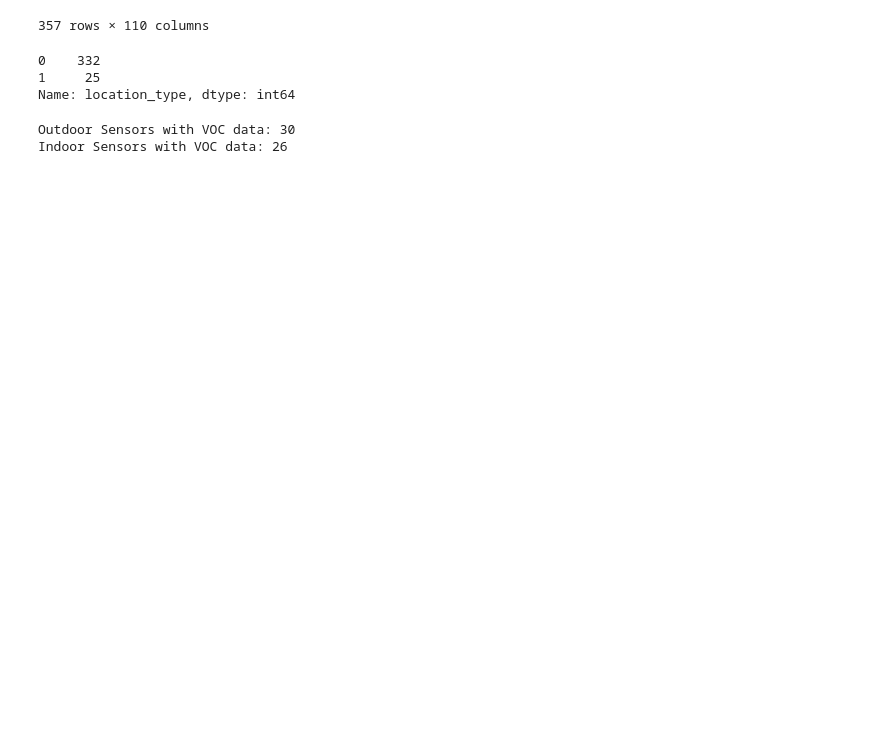
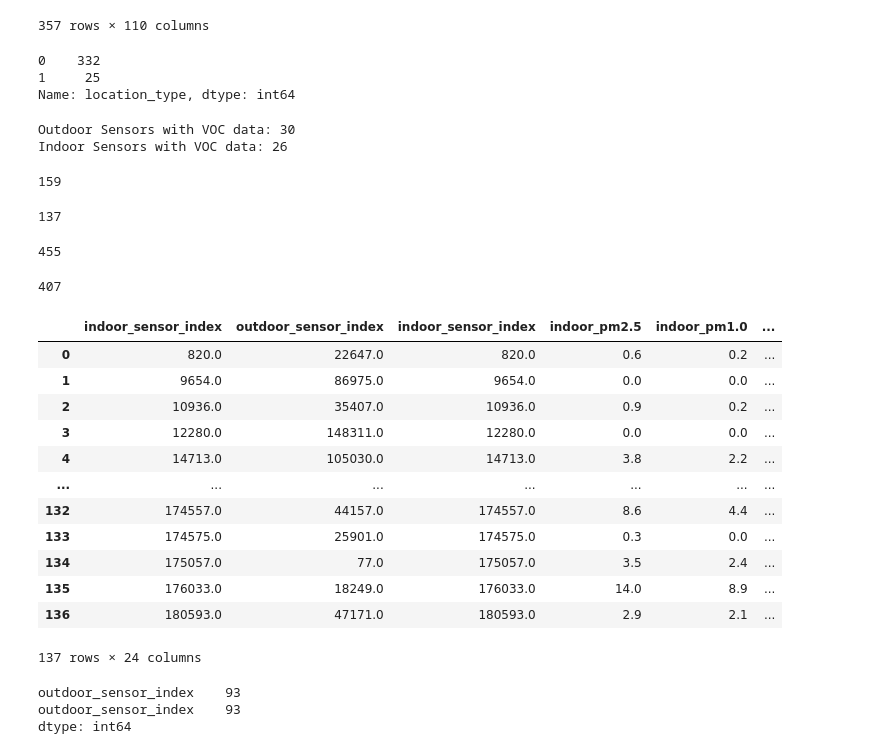
Before and after one commit to jaredfeldman/AI4AQ, a Jupyter notebook: notebooks/EDA/purple-air/purple-air-eda.ipynb, the cells around one changed output. Drawn from its saved outputs; the diff is of its cells as text; code cells hidden in the pictures; blank space fills up the shorter version.

Commit message:
eda and matching sensors with haversine

```diff
--- a/notebooks/EDA/purple-air/purple-air-eda.ipynb
+++ b/notebooks/EDA/purple-air/purple-air-eda.ipynb
@@ -511,3 +513,21 @@ print(f"Indoor Sensors with VOC data: {slc_sensor_eda_indoor['voc'].value_counts
 # %% [output]
 Outdoor Sensors with VOC data: 30
 Indoor Sensors with VOC data: 26
+# %%
+len(slc_sensor_eda_indoor)
+# %% [output]
+159
+# %%
+slc_sensor_eda_indoor_cleaned = slc_sensor_eda_indoor[slc_sensor_eda_indoor['position_rating'] >= 3]
+len(slc_sensor_eda_indoor_cleaned)
+# %% [output]
+137
+# %%
+len(slc_sensor_eda_outdoor)
+# %% [output]
+455
+# %%
+slc_sensor_eda_outdoor_cleaned = slc_sensor_eda_outdoor[slc_sensor_eda_outdoor['position_rating'] >= 3]
+len(slc_sensor_eda_outdoor_cleaned)
+# %% [output]
+407
@@ -513,0 +604,22 @@ Indoor Sensors with VOC data: 26
+# %%
+paired_df
+# %% [output]
+|  | indoor_sensor_index | outdoor_sensor_index | indoor_sensor_index | indoor_pm2.5 | indoor_pm1.0 | ... |
+| 0 | 820.0 | 22647.0 | 820.0 | 0.6 | 0.2 | ... |
+| 1 | 9654.0 | 86975.0 | 9654.0 | 0.0 | 0.0 | ... |
+| 2 | 10936.0 | 35407.0 | 10936.0 | 0.9 | 0.2 | ... |
+| 3 | 12280.0 | 148311.0 | 12280.0 | 0.0 | 0.0 | ... |
+| 4 | 14713.0 | 105030.0 | 14713.0 | 3.8 | 2.2 | ... |
+| ... | ... | ... | ... | ... | ... | ... |
+| 132 | 174557.0 | 44157.0 | 174557.0 | 8.6 | 4.4 | ... |
+| 133 | 174575.0 | 25901.0 | 174575.0 | 0.3 | 0.0 | ... |
+| 134 | 175057.0 | 77.0 | 175057.0 | 3.5 | 2.4 | ... |
+| 135 | 176033.0 | 18249.0 | 176033.0 | 14.0 | 8.9 | ... |
+| 136 | 180593.0 | 47171.0 | 180593.0 | 2.9 | 2.1 | ... |
+137 rows × 24 columns
+# %%
+paired_df['outdoor_sensor_index'].nunique()
+# %% [output]
+outdoor_sensor_index    93
+outdoor_sensor_index    93
+dtype: int64
```
Also changed, not shown: parts of 8 cells of this notebook, 5 other files.
